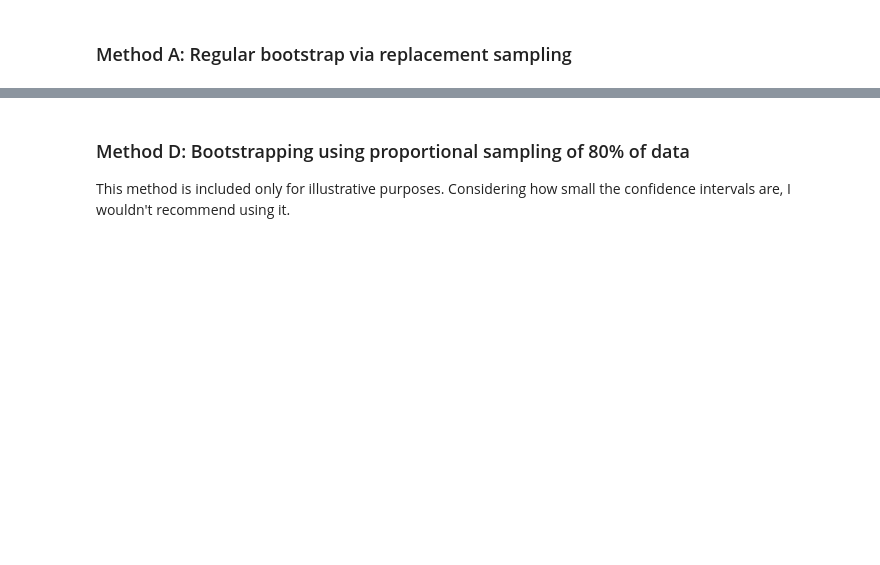
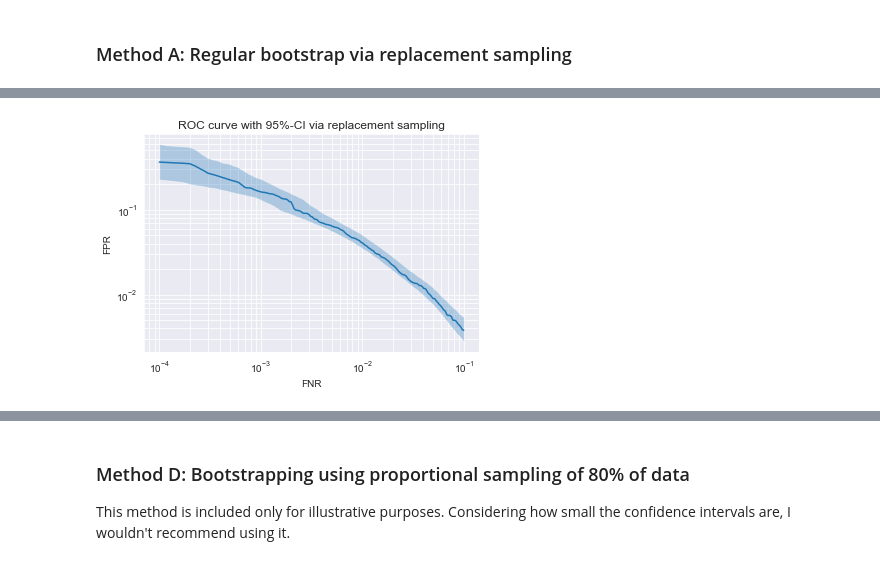
Before and after one commit to martinsbruveris/score-analysis, a Jupyter notebook: notebooks/roc-curve-with-ci.ipynb, the cells around one changed output, grey strips where cells are left out. Cells and saved outputs as stored; diff of their text form; code cells hidden in the pictures; blank space fills up the shorter version.

```diff
--- a/notebooks/roc-curve-with-ci.ipynb
+++ b/notebooks/roc-curve-with-ci.ipynb
@@ -118 +91,46 @@ plt.show()
+# %%
+def sample(scores: Scores, sigma: float) -> Scores:
+    # We don't fix the ratio of positive and negative scores.
+    n = scores.pos.size + scores.neg.size
+    p = scores.pos.size / n
+    nb_pos = np.random.binomial(n, p)
+
+    # Then we sample scores
+    pos = np.random.choice(scores.pos, size=nb_pos, replace=True)
+    neg = np.random.choice(scores.neg, size=n - nb_pos, replace=True)
+
+    # And finally we add noise
+    pos = pos + np.random.normal(size=pos.size, scale=sigma)
+    neg = neg + np.random.normal(size=neg.size, scale=sigma)
+
+    scores = Scores(
+        pos, neg, score_class=scores.score_class, equal_class=scores.equal_class
+    )
+    return scores
+# %%
+fnr = np.logspace(-4, -1, 200)
+
+# The measured FPR values
+fpr = fpr_at_fnr(scores, fnr)
+
+# The confidence interval
+fpr_ci = scores.bootstrap_ci(
+    metric=partial(fpr_at_fnr, fnr=fnr),
+    nb_samples=1000,
+    method=partial(sample, sigma=0.1),
+)
+lower, upper = fpr_ci[:, 0], fpr_ci[:, 1]
+# %%
+plt.figure()
+plt.plot(fnr, fpr)
+plt.fill_between(fnr, lower, upper, alpha=.3)
+plt.xscale("log")
+plt.yscale("log")
+plt.grid(which="both")
+plt.xlabel("FNR")
+plt.ylabel("FPR")
+plt.title("ROC curve with 95%-CI via replacement sampling")
+plt.show()
+# %% [output]
+[figure, added]
 # %% [markdown]
```
Also changed, not shown: parts of 27 cells of this notebook, 4 other files.
